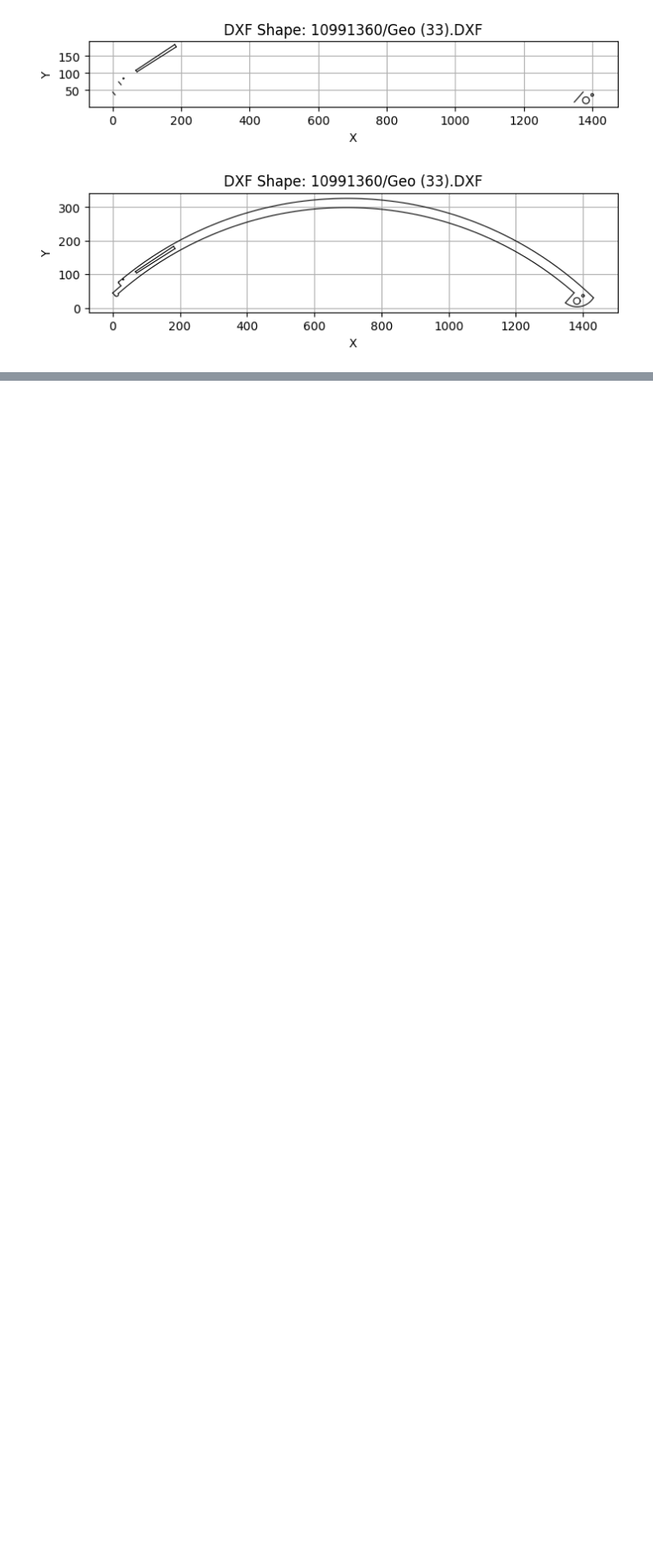
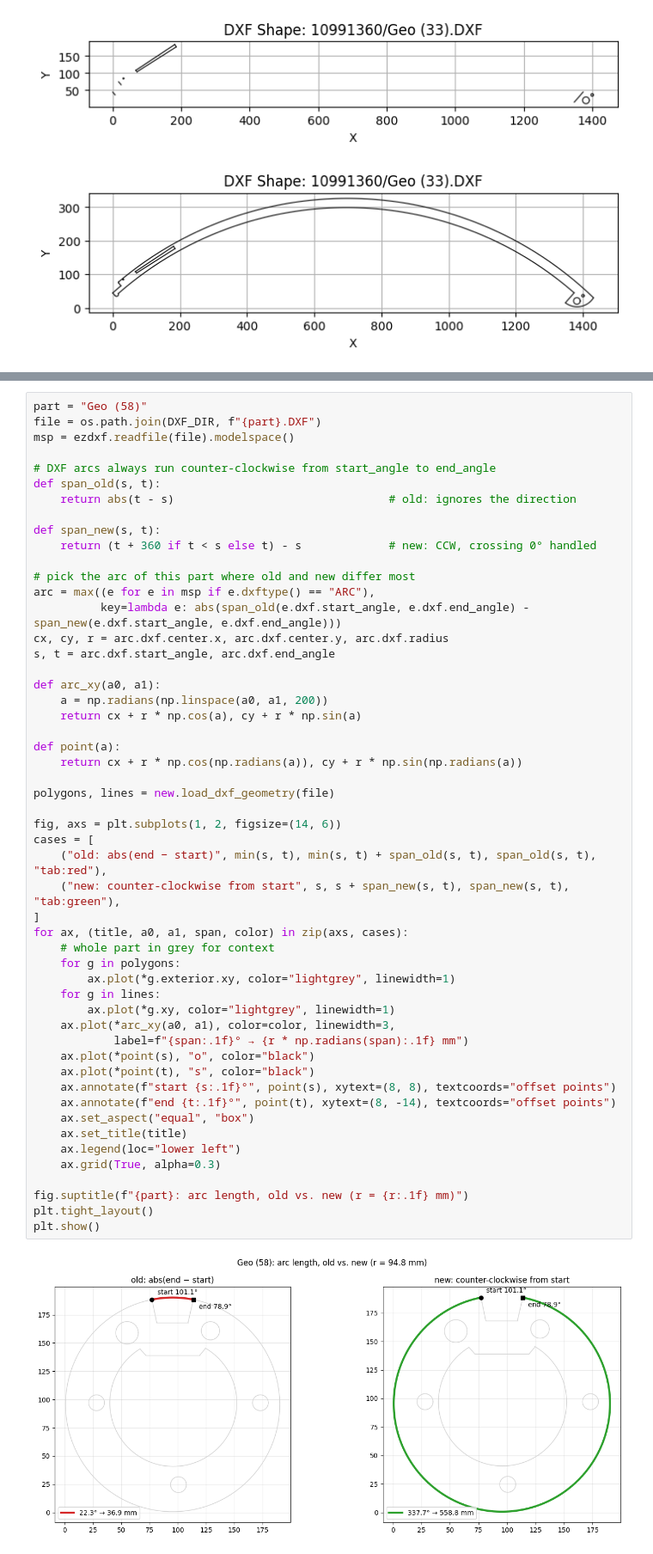
Before and after one commit to Nanof5/DSF4E, a Jupyter notebook: DSF4E_Challenge1/helpers_analysis.ipynb, the cells around one changed output, grey strips where cells are left out. Shown at 86% size. Cells and saved outputs as stored; diff of their text form; blank space fills up the shorter version.

```diff
--- a/DSF4E_Challenge1/helpers_analysis.ipynb
+++ b/DSF4E_Challenge1/helpers_analysis.ipynb
@@ -209,0 +243,54 @@ plt.show()
+# %%
+part = "Geo (58)"
+file = os.path.join(DXF_DIR, f"{part}.DXF")
+msp = ezdxf.readfile(file).modelspace()
+
+# DXF arcs always run counter-clockwise from start_angle to end_angle
+def span_old(s, t):
+    return abs(t - s)                                # old: ignores the direction
+
+def span_new(s, t):
+    return (t + 360 if t < s else t) - s             # new: CCW, crossing 0° handled
+
+# pick the arc of this part where old and new differ most
+arc = max((e for e in msp if e.dxftype() == "ARC"),
+          key=lambda e: abs(span_old(e.dxf.start_angle, e.dxf.end_angle) - span_new(e.dxf.start_angle, e.dxf.end_angle)))
+cx, cy, r = arc.dxf.center.x, arc.dxf.center.y, arc.dxf.radius
+s, t = arc.dxf.start_angle, arc.dxf.end_angle
+
+def arc_xy(a0, a1):
+    a = np.radians(np.linspace(a0, a1, 200))
+    return cx + r * np.cos(a), cy + r * np.sin(a)
+
+def point(a):
+    return cx + r * np.cos(np.radians(a)), cy + r * np.sin(np.radians(a))
+
+polygons, lines = new.load_dxf_geometry(file)
+
+fig, axs = plt.subplots(1, 2, figsize=(14, 6))
+cases = [
+    ("old: abs(end − start)", min(s, t), min(s, t) + span_old(s, t), span_old(s, t), "tab:red"),
+    ("new: counter-clockwise from start", s, s + span_new(s, t), span_new(s, t), "tab:green"),
+]
+for ax, (title, a0, a1, span, color) in zip(axs, cases):
+    # whole part in grey for context
+    for g in polygons:
+        ax.plot(*g.exterior.xy, color="lightgrey", linewidth=1)
+    for g in lines:
+        ax.plot(*g.xy, color="lightgrey", linewidth=1)
+    ax.plot(*arc_xy(a0, a1), color=color, linewidth=3,
+            label=f"{span:.1f}° → {r * np.radians(span):.1f} mm")
+    ax.plot(*point(s), "o", color="black")
+    ax.plot(*point(t), "s", color="black")
+    ax.annotate(f"start {s:.1f}°", point(s), xytext=(8, 8), textcoords="offset points")
+    ax.annotate(f"end {t:.1f}°", point(t), xytext=(8, -14), textcoords="offset points")
+    ax.set_aspect("equal", "box")
+    ax.set_title(title)
+    ax.legend(loc="lower left")
+    ax.grid(True, alpha=0.3)
+
+fig.suptitle(f"{part}: arc length, old vs. new (r = {r:.1f} mm)")
+plt.tight_layout()
+plt.show()
+# %% [output]
+[figure, added]
```
Also changed, not shown: parts of 7 cells of this notebook.
